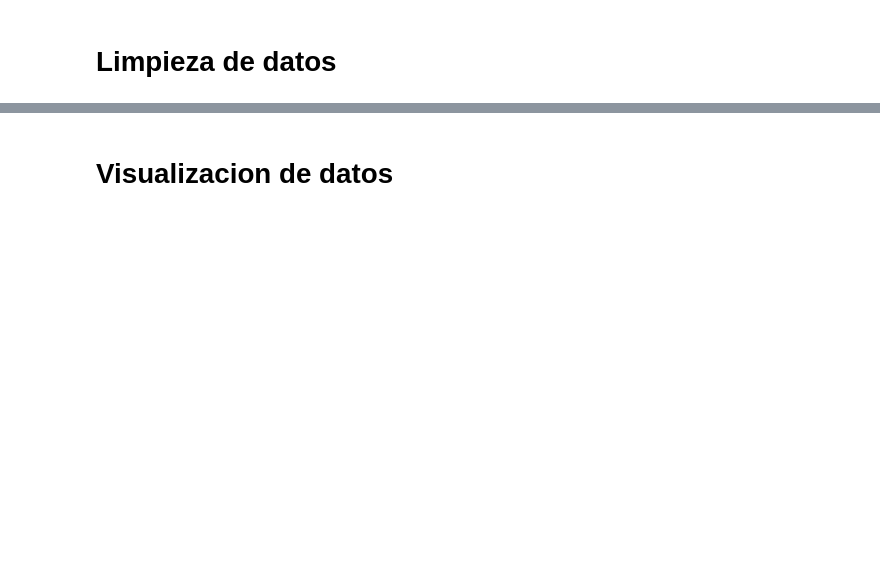
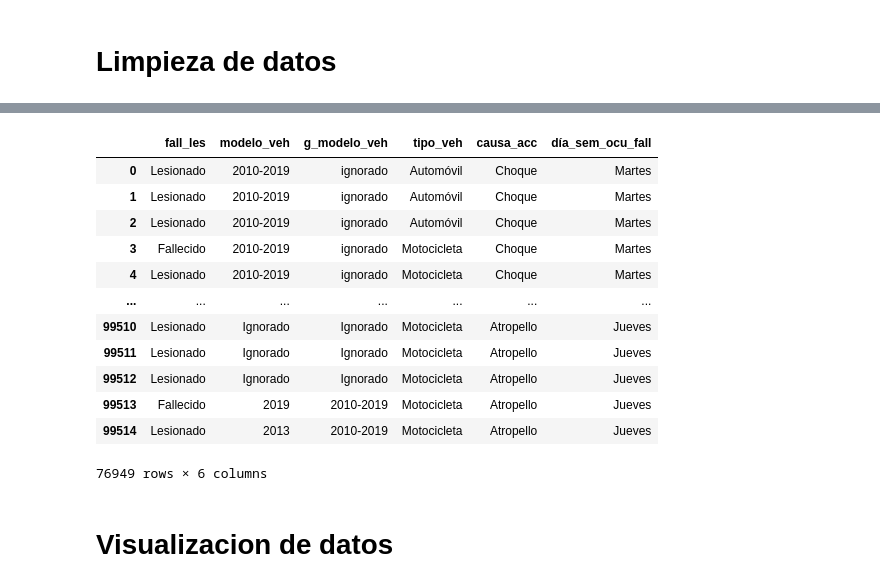
Before and after one commit to josuemj/INE-DataLab, a Jupyter notebook: notebooks_accidentes/SVM/SVM.ipynb, the cells around one changed output, grey strips where cells are left out. Drawn from its saved outputs; the diff is of its cells as text; code cells hidden in the pictures; blank space fills up the shorter version.

```diff
--- a/notebooks_accidentes/SVM/SVM.ipynb
+++ b/notebooks_accidentes/SVM/SVM.ipynb
@@ -71,5 +87,26 @@ Ignorado     22566
 Fallecido    12911
 Name: count, dtype: int64
+# %%
+selected_columns = [
+    'fall_les', 'modelo_veh', 'g_modelo_veh', 'tipo_veh', 'causa_acc', 'día_sem_ocu_fall'
+]
+df = df[selected_columns]
+
+df
+# %% [output]
+|  | fall_les | modelo_veh | g_modelo_veh | tipo_veh | causa_acc | día_sem_ocu_fall |
+| 0 | Lesionado | 2010-2019 | ignorado | Automóvil | Choque | Martes |
+| 1 | Lesionado | 2010-2019 | ignorado | Automóvil | Choque | Martes |
+| 2 | Lesionado | 2010-2019 | ignorado | Automóvil | Choque | Martes |
+| 3 | Fallecido | 2010-2019 | ignorado | Motocicleta | Choque | Martes |
+| 4 | Lesionado | 2010-2019 | ignorado | Motocicleta | Choque | Martes |
+| ... | ... | ... | ... | ... | ... | ... |
+| 99510 | Lesionado | Ignorado | Ignorado | Motocicleta | Atropello | Jueves |
+| 99511 | Lesionado | Ignorado | Ignorado | Motocicleta | Atropello | Jueves |
+| 99512 | Lesionado | Ignorado | Ignorado | Motocicleta | Atropello | Jueves |
+| 99513 | Fallecido | 2019 | 2010-2019 | Motocicleta | Atropello | Jueves |
+| 99514 | Lesionado | 2013 | 2010-2019 | Motocicleta | Atropello | Jueves |
+76949 rows × 6 columns
 # %% [markdown]
 # Visualizacion de datos
 # %%
```
Also changed, not shown: parts of 19 cells of this notebook, 4 other files.
